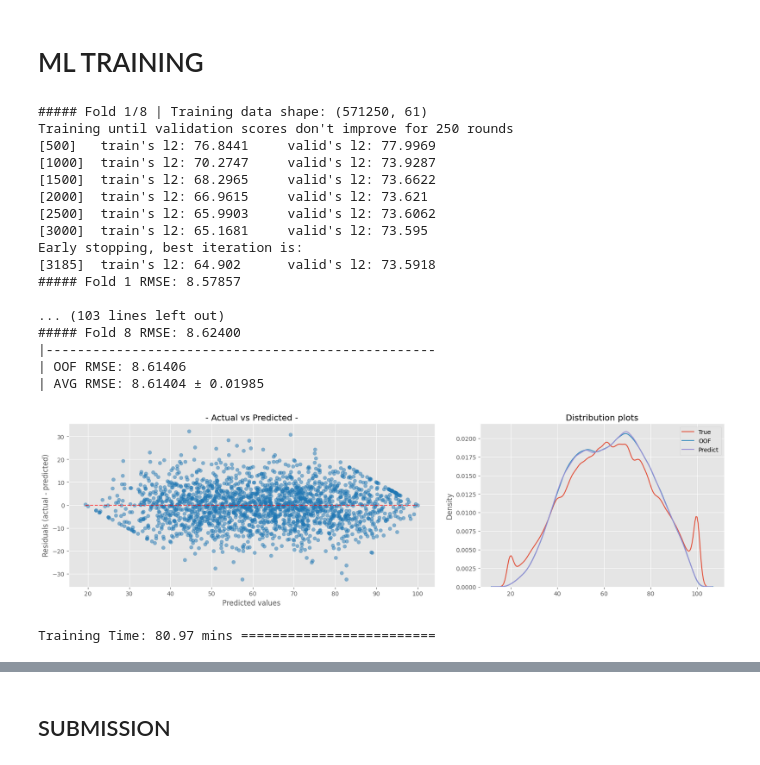
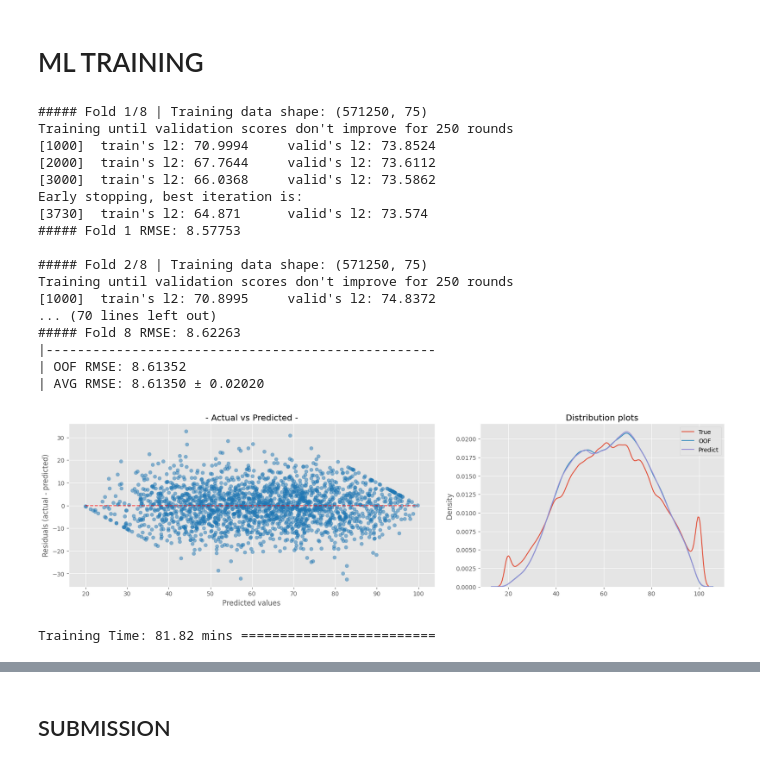
Before and after one commit to coded-sly/ps6e1-Student-Test-Score, a Jupyter notebook: ps6e1-lgbm-orig-basescore.ipynb, the cells around one changed output, grey strips where cells are left out. Cells and saved outputs as stored; diff of their text form; code cells hidden in the pictures.

Commit message:
Kaggle Notebook | ps6e1 | LGBM | Orig+BaseScore | ⬆️ gbdt_bagging

```diff
--- a/ps6e1-lgbm-orig-basescore.ipynb
+++ b/ps6e1-lgbm-orig-basescore.ipynb
@@ -404,3 +399,24 @@ Feature sets defined!
 
 # print(f'{len(ROUND)} ROUND Features created.')
 # print(train[ROUND].nunique())
+# %%
+# DOUBLES = [c for c in BASE if train_df[c].dtype == 'float']
+ROUND = []
+
+for col in tqdm(TOP_PREDICTORS+['formula']):
+    for r in range(-2, 4):
+        n = f"{col}_r{r}"
+        train[n] = train[col].round(r).astype('int32')
+        test[n] = test[col].round(r).astype('int32')
+        orig[n] = test[col].round(r).astype('int32')
+
+        ## -- Drop constant features --
+        if train[n].nunique() < 3:
+            train.drop([n], axis=1, inplace=True)
+            test.drop([n],  axis=1, inplace=True)
+            orig.drop([n],  axis=1, inplace=True)
+        else:
+            ROUND.append(n)
+
+print(f'Total ROUNDed Features: {len(ROUND)}')
+print(train[ROUND].nunique())
@@ -775,11 +806,11 @@ for i, (train_idx, val_idx) in enumerate(kf.split(X)):
         X_train = pd.concat([X_train, orig[FEATURES]], ignore_index=True)
         y_train = np.concatenate([y_train, orig[TARGET].values], axis=0)
 
-    ## -- TE Opt1. -> Using CUSTOM
-    # TE = TargetEncoder(INTER, cv=4, smooth=0, aggs=['mean'], drop_original=True)
-    # X_train = TE.fit_transform(X_train, pd.Series(y_train))
-    # X_val   = TE.transform(X_val)
-    # X_test  = TE.transform(X_test)
+    # -- TE Opt1. -> Using CUSTOM
+    TE = TargetEncoder(ROUND, cv=5, smooth='auto', aggs=['mean'], drop_original=True)
+    X_train = TE.fit_transform(X_train, pd.Series(y_train))
+    X_val   = TE.transform(X_val)
+    X_test  = TE.transform(X_test)
 
     # ## -- TE Opt2. -- Using RAPIDS
     # for c in INTER:
@@ -799,14 +830,14 @@ for i, (train_idx, val_idx) in enumerate(kf.split(X)):
     X_val   = combined.iloc[len(X_train):len(X_train)+len(X_val)]
     X_test  = combined.iloc[len(X_train)+len(X_val):]
 
-    suffix = 'gb_goss'
+    suffix = 'dart_bagging'
     params = {
         # ---------------------------------
         # 'boosting': 'dart',
         # ---------------------------------
-        'data_sample_strategy': 'goss',
-        'top_rate': 0.6,
-        'other_rate': 0.2,
+        # 'data_sample_strategy': 'goss',
+        # 'top_rate': 0.6,
+        # 'other_rate': 0.2,
         # ---------------------------------
         'objective': 'regression',
         'eval_metric': "rmse",
@@ -855,7 +886,7 @@ for i, (train_idx, val_idx) in enumerate(kf.split(X)):
         num_boost_round = 10_000,
         valid_sets = [dtrain, dval],
         valid_names = ['train', 'valid'],
-        callbacks=[lgb.early_stopping(250), lgb.log_evaluation(500), lgb.record_evaluation(eval_result)],
+        callbacks=[lgb.early_stopping(250), lgb.log_evaluation(1000), lgb.record_evaluation(eval_result)],
     )
     all_eval_results.append(eval_result)
 
@@ -879,48 +910,48 @@ _, axs = plt.subplots(1, 2, figsize=(20, 5), gridspec_kw={'width_ratios':[0.6, 0
 display = PredictionErrorDisplay.from_predictions(
     pd.Series(y), oof_preds, ax=axs[0], subsample=2000,
     # kind = "actual_vs_predicted",
     scatter_kwargs={"alpha": 0.5}, line_kwargs={'color': 'r'},
         )
 axs[0].set_title(f"- Actual vs Predicted -")
 
 LABELS = ['True', 'OOF', 'Predict']
 sns.kdeplot(y, ax=axs[1], label=LABELS[0])
 sns.kdeplot(oof_preds, ax=axs[1], label=LABELS[1])
 sns.kdeplot(test_preds, ax=axs[1], label=LABELS[2])
 axs[1].set_title(f"Distribution plots")
 
 for ax in axs:
     # ax.grid(False)
     ax.spines['top'].set_visible(False)
     ax.spines['right'].set_visible(False)
 
 plt.legend()
 plt.tight_layout()
 plt.show()
 
 tok = time()
 tiktok = (tok-tik) / 60
 print(f"Training Time: {tiktok:.2f} mins {'='*25}")
 # %% [output]
-##### Fold 1/8 | Training data shape: (571250, 61)
+##### Fold 1/8 | Training data shape: (571250, 75)
 Training until validation scores don't improve for 250 rounds
-[500]   train's l2: 76.8441     valid's l2: 77.9969
-[1000]  train's l2: 70.2747     valid's l2: 73.9287
-[1500]  train's l2: 68.2965     valid's l2: 73.6622
-[2000]  train's l2: 66.9615     valid's l2: 73.621
-[2500]  train's l2: 65.9903     valid's l2: 73.6062
-[3000]  train's l2: 65.1681     valid's l2: 73.595
+[1000]  train's l2: 70.9994     valid's l2: 73.8524
+[2000]  train's l2: 67.7644     valid's l2: 73.6112
+[3000]  train's l2: 66.0368     valid's l2: 73.5862
 Early stopping, best iteration is:
-[3185]  train's l2: 64.902      valid's l2: 73.5918
-##### Fold 1 RMSE: 8.57857
+[3730]  train's l2: 64.871      valid's l2: 73.574
+##### Fold 1 RMSE: 8.57753
 
-... (103 lines left out)
-##### Fold 8 RMSE: 8.62400
+##### Fold 2/8 | Training data shape: (571250, 75)
+Training until validation scores don't improve for 250 rounds
+[1000]  train's l2: 70.8995     valid's l2: 74.8372
+... (70 lines left out)
+##### Fold 8 RMSE: 8.62263
 |--------------------------------------------------
-| OOF RMSE: 8.61406
-| AVG RMSE: 8.61404 ± 0.01985
+| OOF RMSE: 8.61352
+| AVG RMSE: 8.61350 ± 0.02020
-[figure, old version]
+[figure, new version]
-Training Time: 80.97 mins =========================
+Training Time: 81.82 mins =========================
 # %%
 float(overall_score)
 # ORIG + base_score + 5folds + stop 200
```
Also changed, not shown: parts of 12 cells of this notebook.
